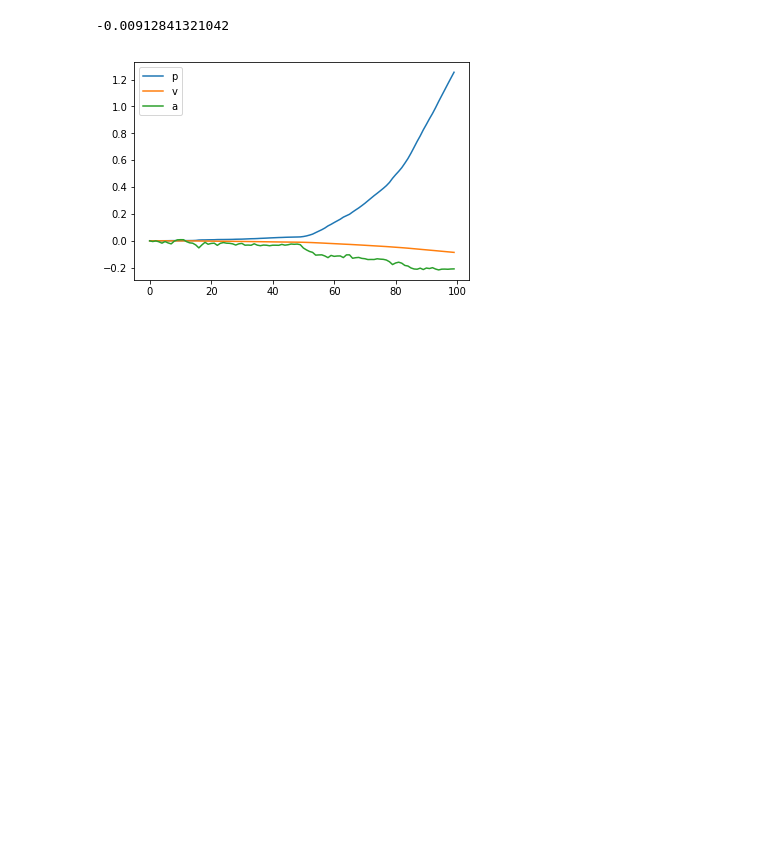
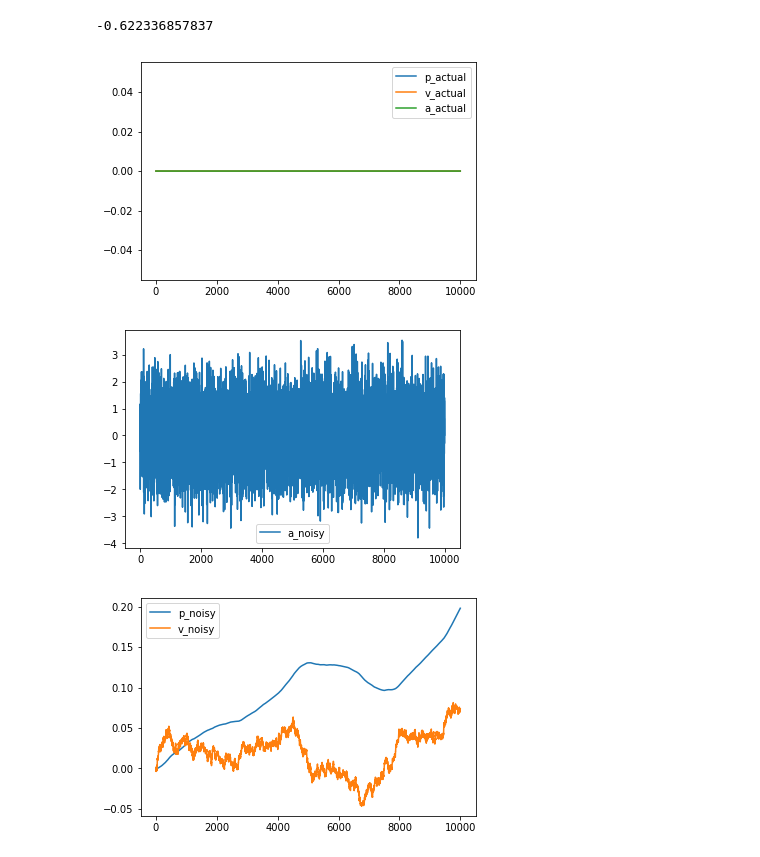
Before and after one commit to peteflorence/analysis-nanomap, a Jupyter notebook: Integrating noise.ipynb, the cells around one changed output. Saved outputs shown, nothing was run; the diff lists cells and outputs as text; code cells hidden in the pictures; blank space fills up the shorter version.

Commit message:
stepping through both actual and noisy

```diff
--- a/Integrating noise.ipynb
+++ b/Integrating noise.ipynb
@@ -1,21 +1,27 @@
 # %%
 import numpy as np
-time_steps = 100
-dt = 0.01
-p = np.zeros(time_steps)
-v = np.zeros(time_steps)
-a = np.zeros(time_steps)
+time_steps = 10000
+dt = 0.001
+
+p_actual = np.zeros(time_steps)
+p_noisy  = np.zeros(time_steps)
+
+v_actual = np.zeros(time_steps)
+v_noisy  = np.zeros(time_steps)
+
+a_actual = np.zeros(time_steps)
+a_noisy  = np.zeros(time_steps)
 # %%
 import matplotlib.pyplot as plt
 %matplotlib inline
-def plot_all(plot_list = [p,v,a],label_list=['p','v','a']):
+def plot_all(plot_list = [p_actual,v_actual,a_actual],label_list=['p_actual','v_actual','a_actual']):
     [plt.plot(v,label=label_list[k]) for k,v in enumerate(plot_list)]
     plt.legend()
     plt.show()
 # %%
-mu,sigma,n = 0,0.01,1
+mu,sigma,n = 0,1.0,1
 print np.random.normal(mu,sigma,n)[0]
 def my_rand():
     return np.random.normal(mu,sigma,n)[0]
 # %% [output]
--0.00912841321042
+-0.622336857837
@@ -22,13 +31,25 @@ def my_rand():
 # %%
-def step_time(p_t,v_t,a_t):
+def step_time_noisy(p_t,v_t,a_t):
     a_hat = a_t + my_rand()
     v_hat = a_hat*dt + v_t
-    p_hat = (a_hat)**2 + v_hat*dt + p_t
+    p_hat = a_hat*dt*dt + v_hat*dt + p_t
     return p_hat, v_hat, a_hat
 
-for i in range(1,time_steps):
-    p[i], v[i], a[i] = step_time(p[i-1],v[i-1],a[i-1])
+def step_time_actual(p_t,v_t,a_t):
+    v_next = a_t*dt + v_t
+    p_next = a_t*dt*dt + v_t*dt + p_t
+    return p_t, v_t
 
+def step_all():
+    for i in range(1,time_steps):
+        p_noisy[i], v_noisy[i], a_noisy[i] = step_time_noisy(p_noisy[i-1],v_noisy[i-1],a_actual[i-1])
+        p_actual[i], v_actual[i] = step_time_actual(p_actual[i-1],v_actual[i-1],a_actual[i-1])
+
+step_all()
 plot_all()
+plot_all([a_noisy],['a_noisy'])
+plot_all([p_noisy,v_noisy],['p_noisy','v_noisy'])
 # %% [output]
-[figure, old version]
+[figure, new version]
+[figure, added]
+[figure, added]
```
Also changed, not shown: parts of 2 cells of this notebook.
